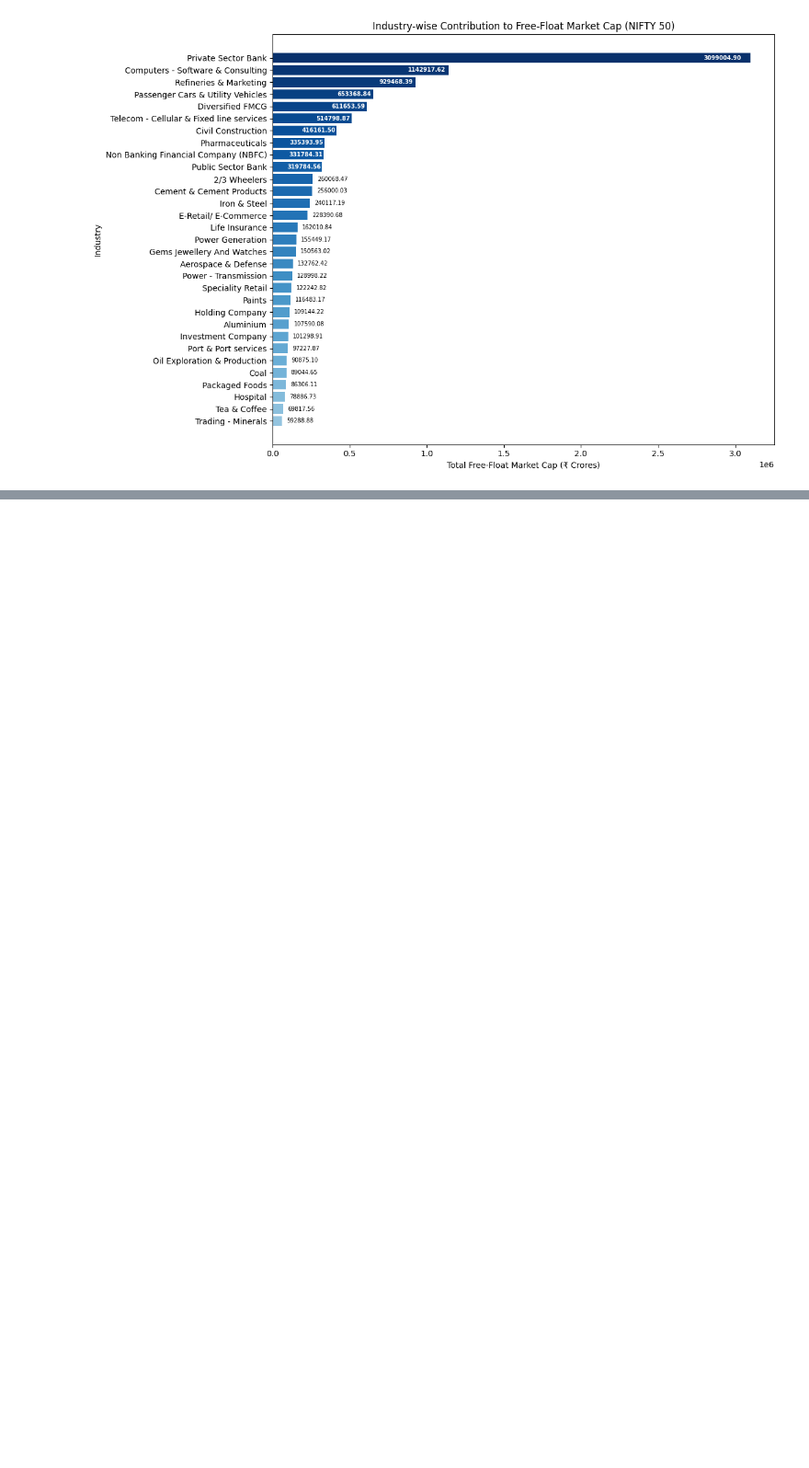
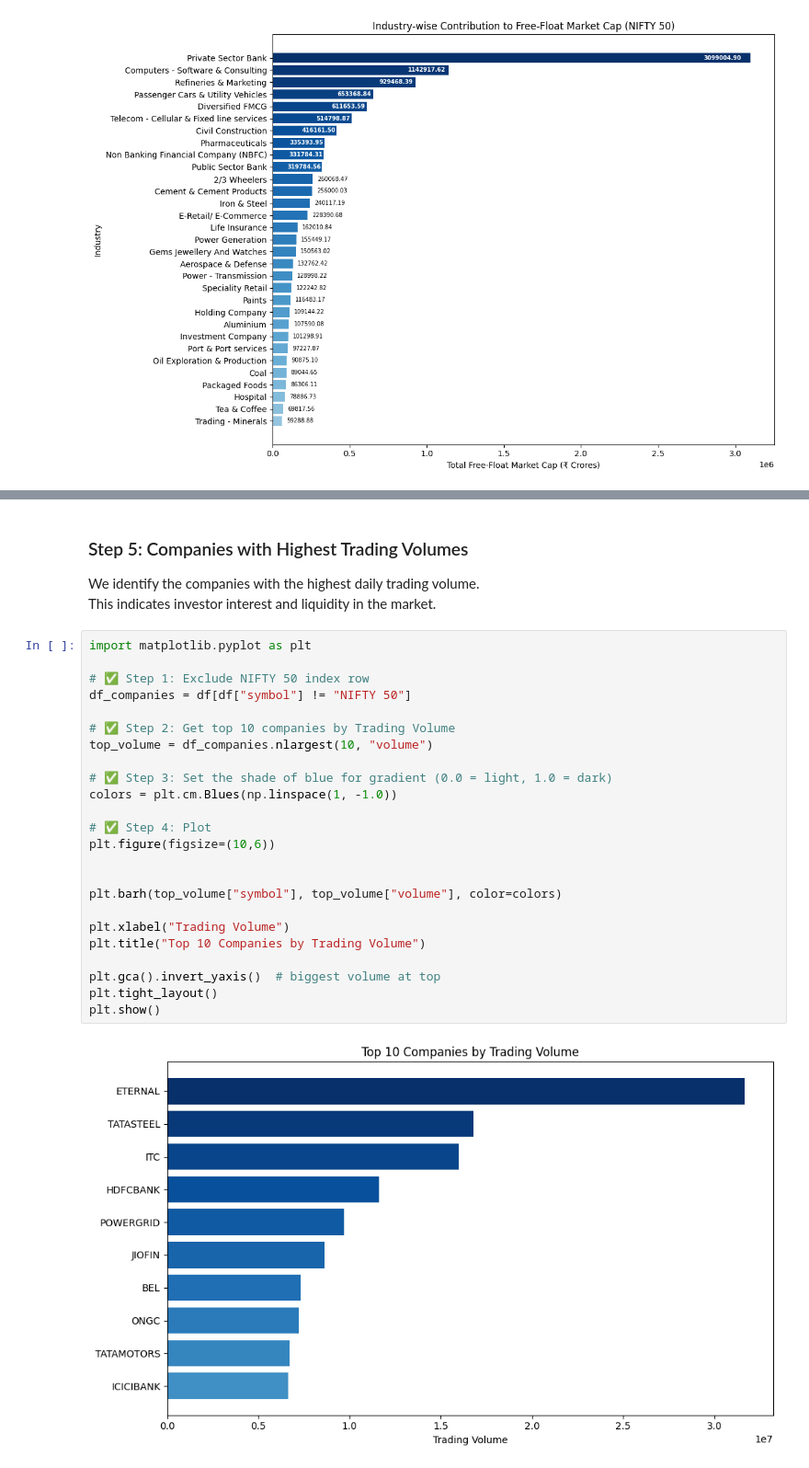
Before and after one commit to Aditya-Paul-2003/ind_stock_analysis, a Jupyter notebook: notebooks/plot_stock_summary.ipynb, the cells around one changed output, grey strips where cells are left out. Shown at 92% size. Saved outputs shown, nothing was run; the diff lists cells and outputs as text; blank space fills up the shorter version.

```diff
--- a/notebooks/plot_stock_summary.ipynb
+++ b/notebooks/plot_stock_summary.ipynb
@@ -179,0 +207,30 @@ plt.show()
+# %% [markdown]
+### Step 5: Companies with Highest Trading Volumes
+We identify the companies with the highest daily trading volume.
+This indicates investor interest and liquidity in the market.
+# %%
+import matplotlib.pyplot as plt
+
+# ✅ Step 1: Exclude NIFTY 50 index row
+df_companies = df[df["symbol"] != "NIFTY 50"]
+
+# ✅ Step 2: Get top 10 companies by Trading Volume
+top_volume = df_companies.nlargest(10, "volume")
+
+# ✅ Step 3: Set the shade of blue for gradient (0.0 = light, 1.0 = dark)
+colors = plt.cm.Blues(np.linspace(1, -1.0))
+
+# ✅ Step 4: Plot
+plt.figure(figsize=(10,6))
+
+
+plt.barh(top_volume["symbol"], top_volume["volume"], color=colors)
+
+plt.xlabel("Trading Volume")
+plt.title("Top 10 Companies by Trading Volume")
+
+plt.gca().invert_yaxis()  # biggest volume at top
+plt.tight_layout()
+plt.show()
+# %% [output]
+[figure, added]
```
Also changed, not shown: parts of 18 cells of this notebook.
